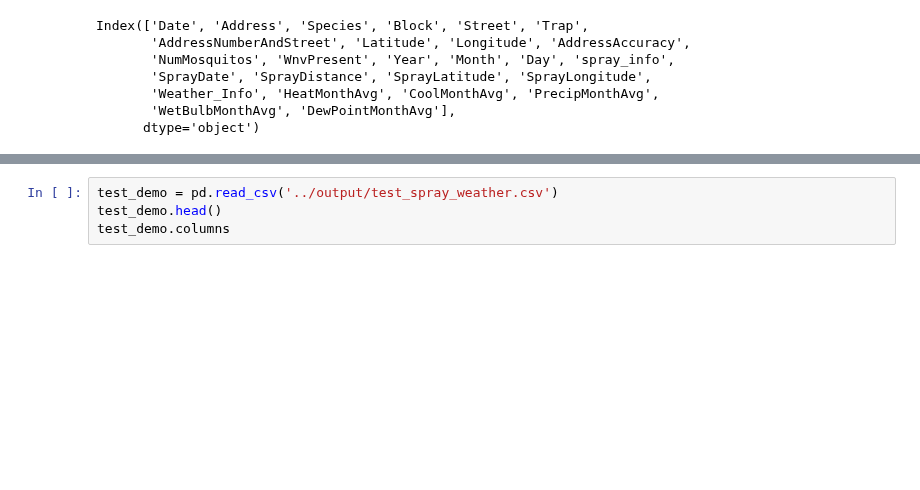
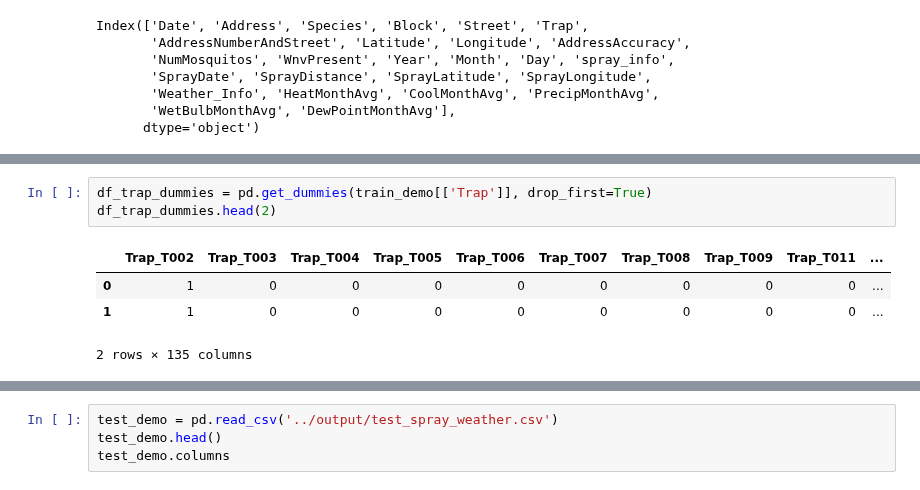
Before and after one commit to reef87/Predicting-West-Nile-Virus-Outbreaks-in-Chicago, a Jupyter notebook: code/project4-k.ipynb, the cells around one changed output, grey strips where cells are left out. Saved outputs shown, nothing was run; the diff lists cells and outputs as text; blank space fills up the shorter version.

```diff
--- a/code/project4-k.ipynb
+++ b/code/project4-k.ipynb
@@ -736,0 +983,8 @@ Index(['Date', 'Address', 'Species', 'Block', 'Street', 'Trap',
+# %%
+df_trap_dummies = pd.get_dummies(train_demo[['Trap']], drop_first=True)
+df_trap_dummies.head(2)
+# %% [output]
+|  | Trap_T002 | Trap_T003 | Trap_T004 | Trap_T005 | Trap_T006 | Trap_T007 | Trap_T008 | Trap_T009 | Trap_T011 | ... |
+| 0 | 1 | 0 | 0 | 0 | 0 | 0 | 0 | 0 | 0 | ... |
+| 1 | 1 | 0 | 0 | 0 | 0 | 0 | 0 | 0 | 0 | ... |
+2 rows × 135 columns
```
Also changed, not shown: parts of 45 cells of this notebook.
